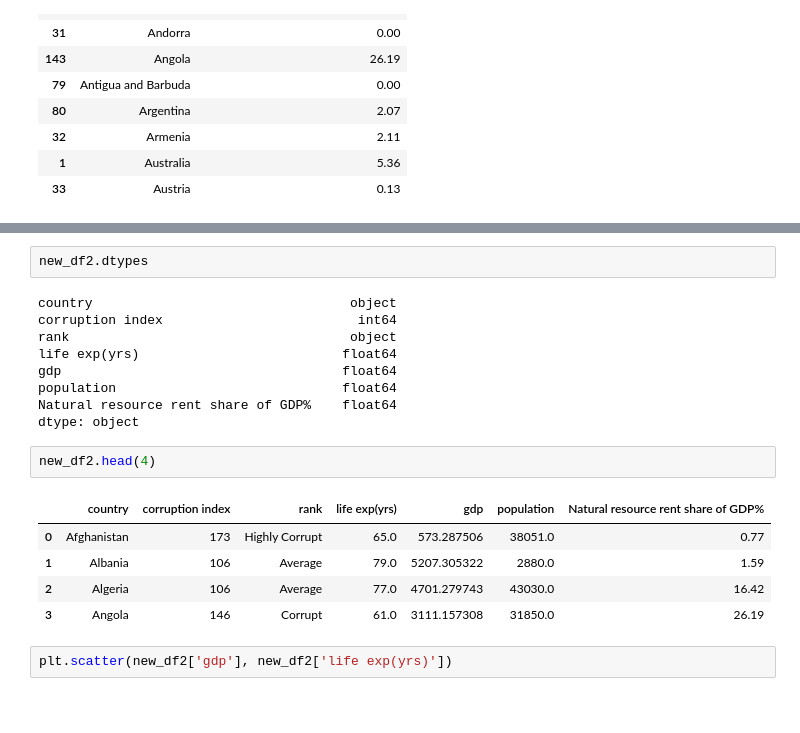
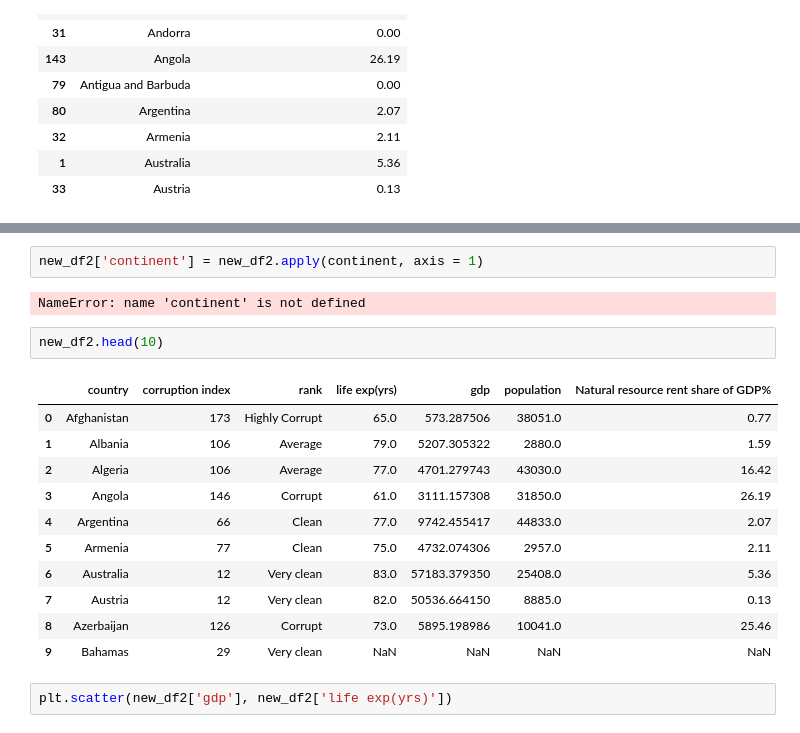
Before and after one commit to harunaisha/Repos, a Jupyter notebook: UCD project.ipynb, the cells around one changed output, grey strips where cells are left out. Cells and saved outputs as stored; diff of their text form; blank space fills up the shorter version.

```diff
--- a/UCD project.ipynb
+++ b/UCD project.ipynb
@@ -175,22 +215,21 @@ new_df2 = new_df1.merge(Nat_res2, how = 'left')
 # %%
-new_df2.dtypes
+new_df2['continent'] = new_df2.apply(continent, axis = 1)
 # %% [output]
-country                                 object
-corruption index                         int64
-rank                                    object
-life exp(yrs)                          float64
-gdp                                    float64
-population                             float64
-Natural resource rent share of GDP%    float64
-dtype: object
+NameError: name 'continent' is not defined
 # %%
-new_df2.head(4)
+new_df2.head(10)
 # %% [output]
 |  | country | corruption index | rank | life exp(yrs) | gdp | population | Natural resource rent share of GDP% |
 | 0 | Afghanistan | 173 | Highly Corrupt | 65.0 | 573.287506 | 38051.0 | 0.77 |
 | 1 | Albania | 106 | Average | 79.0 | 5207.305322 | 2880.0 | 1.59 |
 | 2 | Algeria | 106 | Average | 77.0 | 4701.279743 | 43030.0 | 16.42 |
 | 3 | Angola | 146 | Corrupt | 61.0 | 3111.157308 | 31850.0 | 26.19 |
+| 4 | Argentina | 66 | Clean | 77.0 | 9742.455417 | 44833.0 | 2.07 |
+| 5 | Armenia | 77 | Clean | 75.0 | 4732.074306 | 2957.0 | 2.11 |
+| 6 | Australia | 12 | Very clean | 83.0 | 57183.379350 | 25408.0 | 5.36 |
+| 7 | Austria | 12 | Very clean | 82.0 | 50536.664150 | 8885.0 | 0.13 |
+| 8 | Azerbaijan | 126 | Corrupt | 73.0 | 5895.198986 | 10041.0 | 25.46 |
+| 9 | Bahamas | 29 | Very clean | NaN | NaN | NaN | NaN |
 # %%
 plt.scatter(new_df2['gdp'], new_df2['life exp(yrs)'])
 # %% [output]
```
Also changed, not shown: parts of 5 cells of this notebook.
